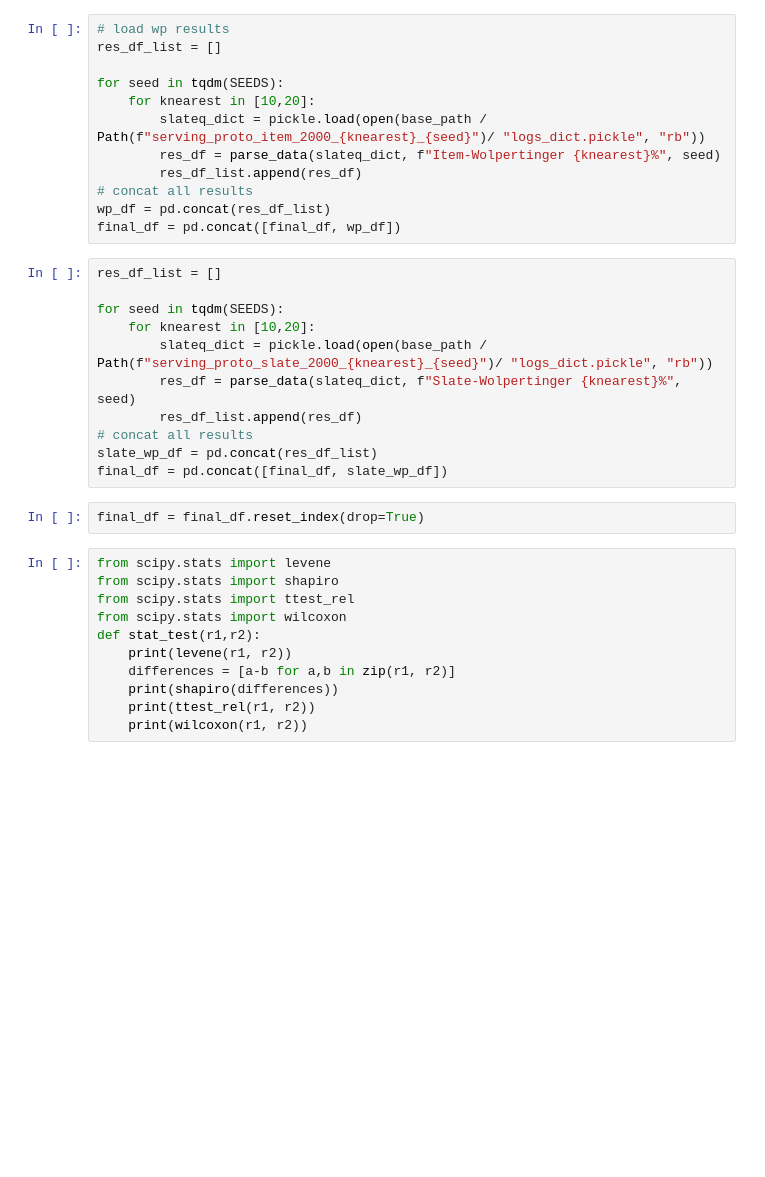
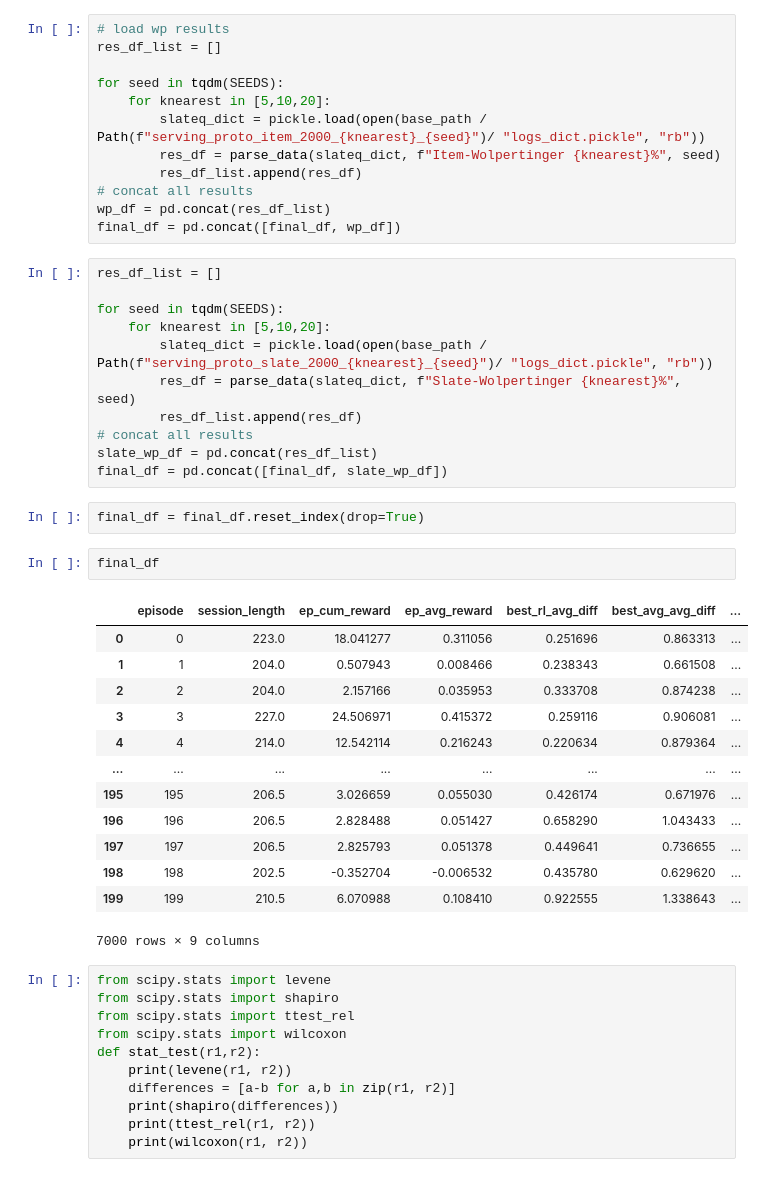
Before and after one commit to Asr419/rl_slate_wolpertinger, a Jupyter notebook: src/plotting_scripts/test_significance.ipynb, the cells around one changed output. Cells and saved outputs as stored; diff of their text form; blank space fills up the shorter version.

```diff
--- a/src/plotting_scripts/test_significance.ipynb
+++ b/src/plotting_scripts/test_significance.ipynb
@@ -46,7 +46,7 @@ final_df = pd.concat(res_df_list)
 res_df_list = []
 
 for seed in tqdm(SEEDS):
-    for knearest in [10,20]:
+    for knearest in [5,10,20]:
         slateq_dict = pickle.load(open(base_path / Path(f"serving_proto_item_2000_{knearest}_{seed}")/ "logs_dict.pickle", "rb"))
         res_df = parse_data(slateq_dict, f"Item-Wolpertinger {knearest}%", seed)
         res_df_list.append(res_df)
@@ -57,7 +57,7 @@ final_df = pd.concat([final_df, wp_df])
 res_df_list = []
 
 for seed in tqdm(SEEDS):
-    for knearest in [10,20]:
+    for knearest in [5,10,20]:
         slateq_dict = pickle.load(open(base_path / Path(f"serving_proto_slate_2000_{knearest}_{seed}")/ "logs_dict.pickle", "rb"))
         res_df = parse_data(slateq_dict, f"Slate-Wolpertinger {knearest}%", seed)
         res_df_list.append(res_df)
@@ -66,6 +66,22 @@ slate_wp_df = pd.concat(res_df_list)
 final_df = pd.concat([final_df, slate_wp_df])
 # %%
 final_df = final_df.reset_index(drop=True)
+# %%
+final_df
+# %% [output]
+|  | episode | session_length | ep_cum_reward | ep_avg_reward | best_rl_avg_diff | best_avg_avg_diff | ... |
+| 0 | 0 | 223.0 | 18.041277 | 0.311056 | 0.251696 | 0.863313 | ... |
+| 1 | 1 | 204.0 | 0.507943 | 0.008466 | 0.238343 | 0.661508 | ... |
+| 2 | 2 | 204.0 | 2.157166 | 0.035953 | 0.333708 | 0.874238 | ... |
+| 3 | 3 | 227.0 | 24.506971 | 0.415372 | 0.259116 | 0.906081 | ... |
+| 4 | 4 | 214.0 | 12.542114 | 0.216243 | 0.220634 | 0.879364 | ... |
+| ... | ... | ... | ... | ... | ... | ... | ... |
+| 195 | 195 | 206.5 | 3.026659 | 0.055030 | 0.426174 | 0.671976 | ... |
+| 196 | 196 | 206.5 | 2.828488 | 0.051427 | 0.658290 | 1.043433 | ... |
+| 197 | 197 | 206.5 | 2.825793 | 0.051378 | 0.449641 | 0.736655 | ... |
+| 198 | 198 | 202.5 | -0.352704 | -0.006532 | 0.435780 | 0.629620 | ... |
+| 199 | 199 | 210.5 | 6.070988 | 0.108410 | 0.922555 | 1.338643 | ... |
+7000 rows × 9 columns
 # %%
 from scipy.stats import levene
 from scipy.stats import shapiro
```
Also changed, not shown: parts of 3 cells of this notebook, 6 other files.
